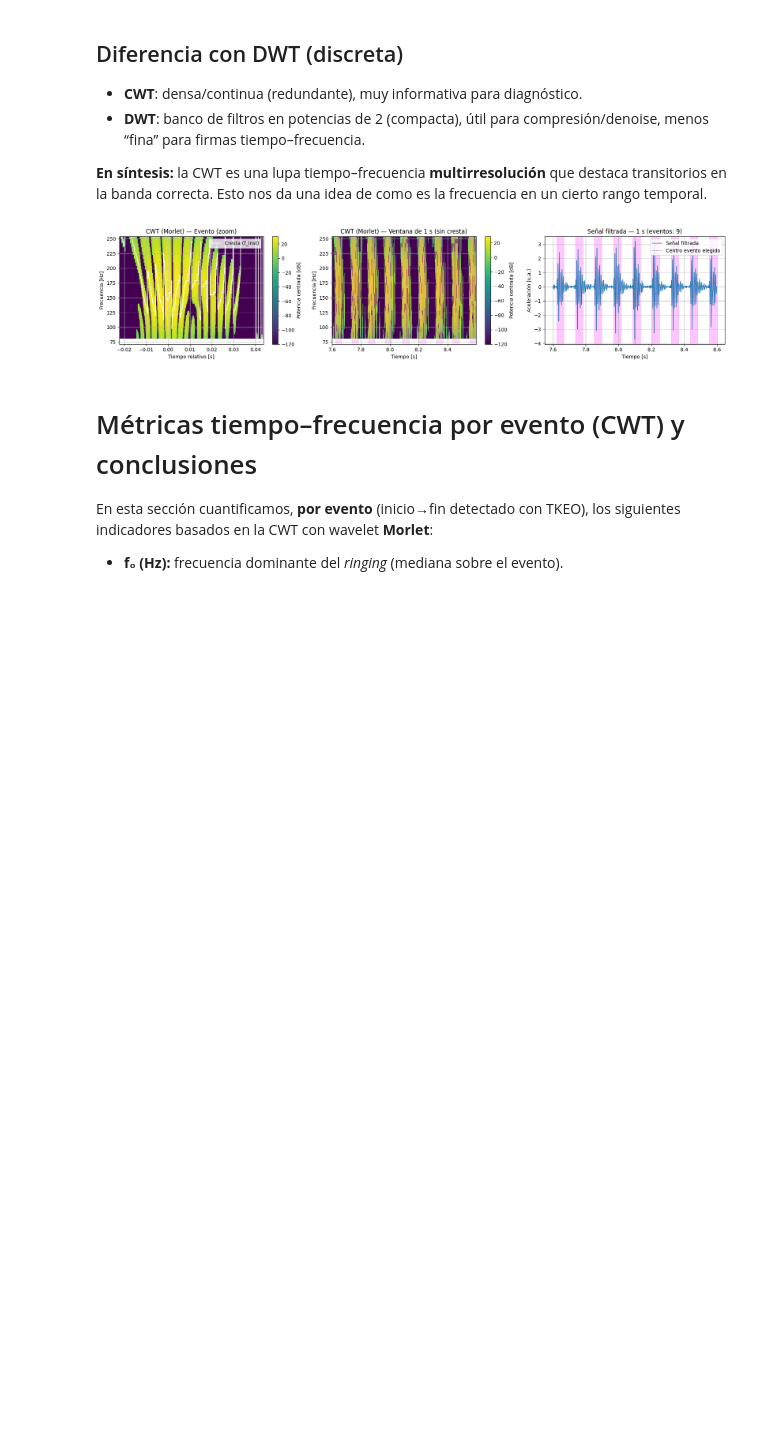
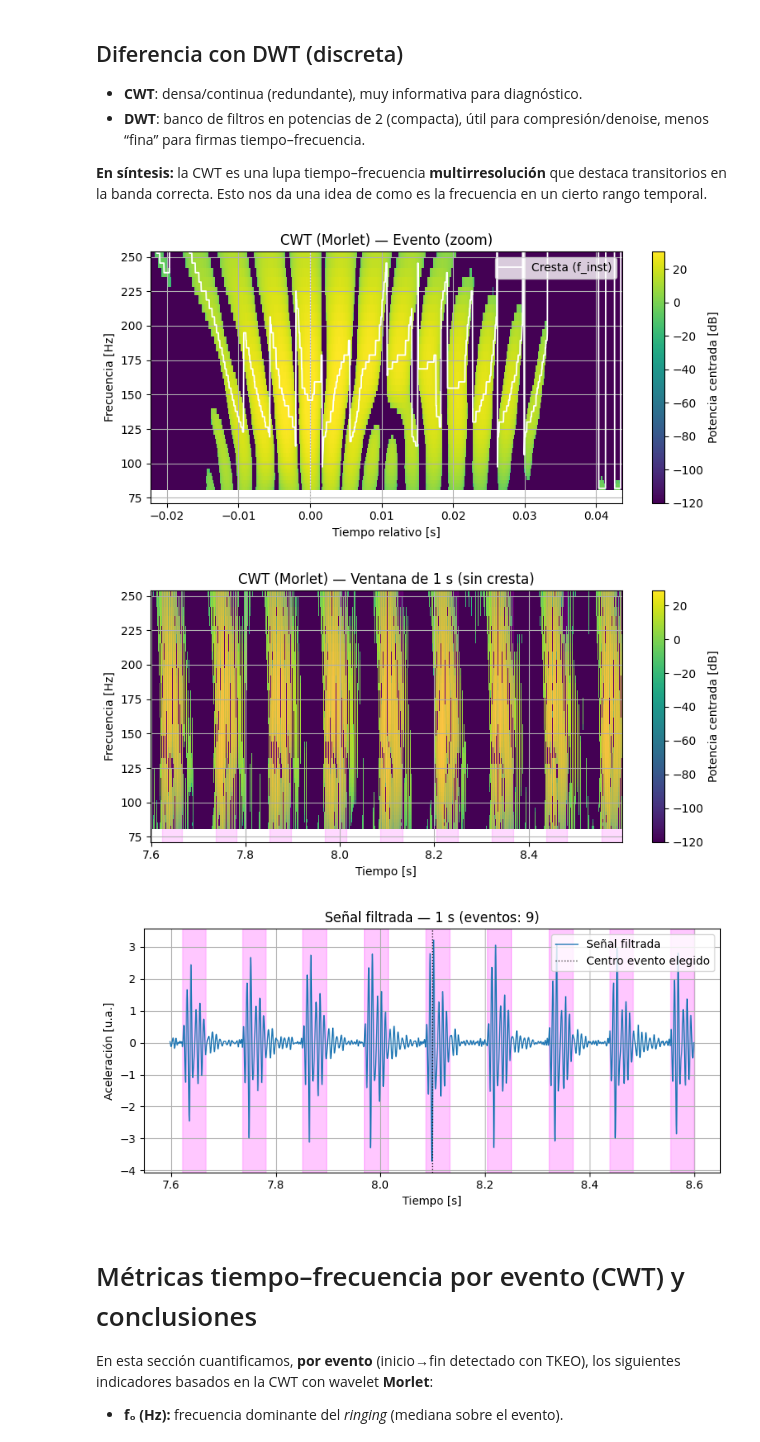
Before and after one commit to LuisAndresCandela/LC_APS_2025, a Jupyter notebook: Tareas Semanales/Final_LuisCandela.ipynb, the cells around one changed output. Saved outputs shown, nothing was run; the diff lists cells and outputs as text; code cells hidden in the pictures; blank space fills up the shorter version.

```diff
--- a/Tareas Semanales/Final_LuisCandela.ipynb
+++ b/Tareas Semanales/Final_LuisCandela.ipynb
@@ -906,73 +906,69 @@ power_w1 = np.abs(coef_w1)**2
 # mismo eje de frecuencias (scales iguales ⇒ freqs iguales)
 freqs_cwt_w1 = pywt.scale2frequency(wavelet, scales_w1) / dt
 
 # resta de fondo por escala y clip robusto (independiente del panel 1)
 bg_w1     = np.median(power_w1, axis=1, keepdims=True)
 pow_w1_c  = np.maximum(power_w1 - bg_w1, 0.0)
 pow_w1_db = 10*np.log10(pow_w1_c + 1e-12)
 vmin_w1 = np.percentile(pow_w1_db, 5.0)
 vmax_w1 = np.percentile(pow_w1_db, 99.5)
 
 ridge_idx_w1 = np.argmax(pow_w1_c, axis=0)
 ridge_f_w1   = freqs_cwt_w1[ridge_idx_w1]
 
-# ---- 7) FIGURA: subplots 1x3 ----
-fig, axs = plt.subplots(1, 3, figsize=(18, 4), sharex=False)
+# ===== Figura 1: CWT (Morlet) del EVENTO (zoom) + cresta =====
+plt.figure(figsize=(8, 4))
+im0 = plt.pcolormesh(t_ev, freqs_cwt, pow_ev_db, shading='auto', vmin=vmin_ev, vmax=vmax_ev)
+plt.plot(t_ev, ridge_f_ev, 'w', lw=1.3, label='Cresta (f_inst)')
+plt.axvline(0, color='w', ls=':', lw=1.0, alpha=0.8)
+plt.ylim(fmin, fmax)
+plt.xlabel('Tiempo relativo [s]')
+plt.ylabel('Frecuencia [Hz]')
+plt.title('CWT (Morlet) — Evento (zoom)')
+plt.legend(loc='upper right')
+cbar0 = plt.colorbar(im0); cbar0.set_label('Potencia centrada [dB]')
+plt.tight_layout()
 
-# (Panel 1) Escalograma del EVENTO (zoom relativo) + cresta
-im0 = axs[0].pcolormesh(t_ev, freqs_cwt, pow_ev_db, shading='auto', vmin=vmin_ev, vmax=vmax_ev)
-axs[0].plot(t_ev, ridge_f_ev, 'w', lw=1.3, label='Cresta (f_inst)')
-axs[0].axvline(0, color='w', ls=':', lw=1.0, alpha=0.8)
-axs[0].set_ylim(fmin, fmax)
-axs[0].set_xlabel('Tiempo relativo [s]')
-axs[0].set_ylabel('Frecuencia [Hz]')
-axs[0].set_title('CWT (Morlet) — Evento (zoom)')
-axs[0].legend(loc='upper right')
-cbar0 = plt.colorbar(im0, ax=axs[0]); cbar0.set_label('Potencia centrada [dB]')
-
-# (Panel 2) Escalograma de la VENTANA DE 1 s (tiempo absoluto) — SIN CRESTA
-im1 = axs[1].pcolormesh(
-    t_win, freqs_cwt_w1, pow_w1_db,
-    shading='auto', vmin=vmin_w1, vmax=vmax_w1
-)
-
-# sombrear todos los eventos que caen dentro del segundo (coherente con panel 3)
+# ===== Figura 2: CWT (Morlet) de la ventana de 1 s (SIN cresta) =====
+plt.figure(figsize=(8, 4))
+im1 = plt.pcolormesh(t_win, freqs_cwt_w1, pow_w1_db, shading='auto', vmin=vmin_w1, vmax=vmax_w1)
+# sombrear eventos dentro del segundo
 for s, e in zip(starts_tkeo, ends_tkeo):
     if e < i0 or s > i1:
         continue
     s_clip = max(s, i0); e_clip = min(e, i1 - 1)
-    axs[1].axvspan(t[s_clip], t[e_clip], color='magenta', alpha=0.15)
+    plt.axvspan(t[s_clip], t[e_clip], color='magenta', alpha=0.15)
+plt.ylim(fmin, fmax)
+plt.xlabel('Tiempo [s]')
+plt.ylabel('Frecuencia [Hz]')
+plt.title('CWT (Morlet) — Ventana de 1 s (sin cresta)')
+cbar1 = plt.colorbar(im1); cbar1.set_label('Potencia centrada [dB]')
+plt.tight_layout()
 
-axs[1].set_ylim(fmin, fmax)
-axs[1].set_xlabel('Tiempo [s]')
-axs[1].set_ylabel('Frecuencia [Hz]')
-axs[1].set_title('CWT (Morlet) — Ventana de 1 s (sin cresta)')
-# sin línea de cresta → no agregamos leyenda aquí
-cbar1 = plt.colorbar(im1, ax=axs[1]); cbar1.set_label('Potencia centrada [dB]')
-
-
-# (Panel 3) Señal filtrada en 1 s con TODOS los eventos sombreados
-axs[2].plot(t[i0:i1], x[i0:i1], lw=1.0, label='Señal filtrada')
+# ===== Figura 3: Señal filtrada en 1 s con TODOS los eventos sombreados =====
+plt.figure(figsize=(8, 4))
+plt.plot(t[i0:i1], x[i0:i1], lw=1.0, label='Señal filtrada')
 count_ev = 0
 for s, e in zip(starts_tkeo, ends_tkeo):
     if e < i0 or s > i1:
         continue
     s_clip = max(s, i0); e_clip = min(e, i1 - 1)
-    axs[2].axvspan(t[s_clip], t[e_clip], color='magenta', alpha=0.22)
+    plt.axvspan(t[s_clip], t[e_clip], color='magenta', alpha=0.22)
     count_ev += 1
 # marcar el centro del evento representativo (si cae en la ventana)
 if i0 <= c_best < i1:
-    axs[2].axvline(t[c_best], color='k', ls=':', lw=1.0, alpha=0.8, label='Centro evento elegido')
+    plt.axvline(t[c_best], color='k', ls=':', lw=1.0, alpha=0.8, label='Centro evento elegido')
 
-axs[2].set_title(f'Señal filtrada — 1 s (eventos: {count_ev})')
-axs[2].set_xlabel('Tiempo [s]')
-axs[2].set_ylabel('Aceleración [u.a.]')
-axs[2].grid(True)
-axs[2].legend(loc='upper right')
-
+plt.title(f'Señal filtrada — 1 s (eventos: {count_ev})')
+plt.xlabel('Tiempo [s]')
+plt.ylabel('Aceleración [u.a.]')
+plt.grid(True)
+plt.legend(loc='upper right')
 plt.tight_layout()
 # %% [output]
-[figure, old version]
+[figure, new version]
+[figure, added]
+[figure, added]
 # %% [markdown]
 # Métricas tiempo–frecuencia por evento (CWT) y conclusiones
 
```
Also changed, not shown: parts of 1 cell of this notebook.
